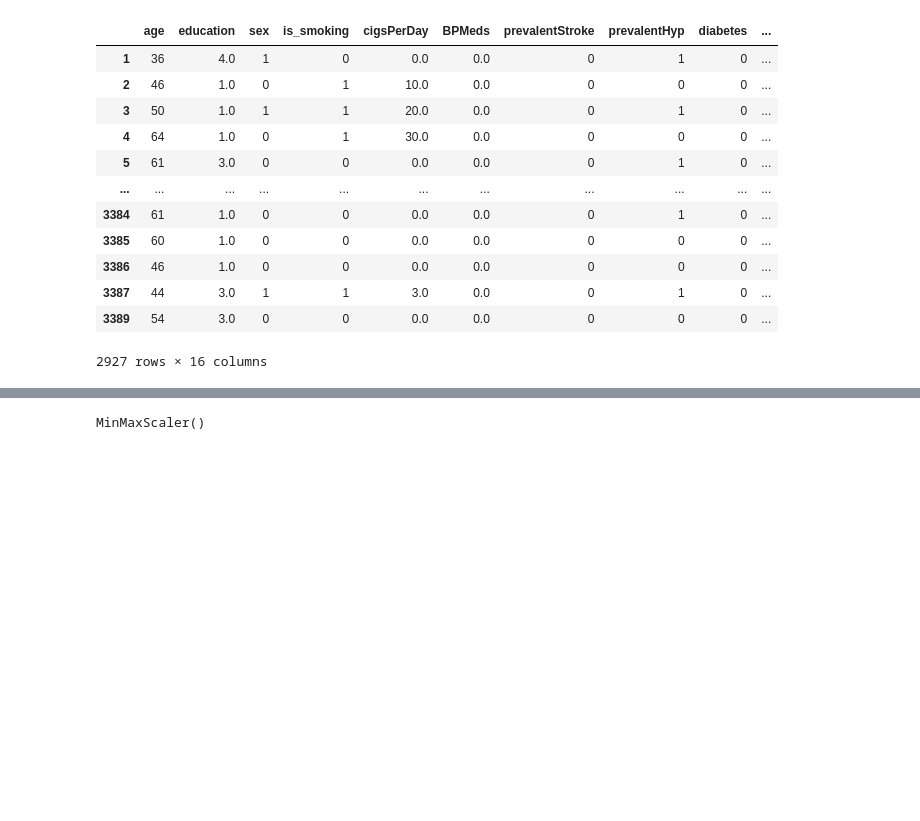
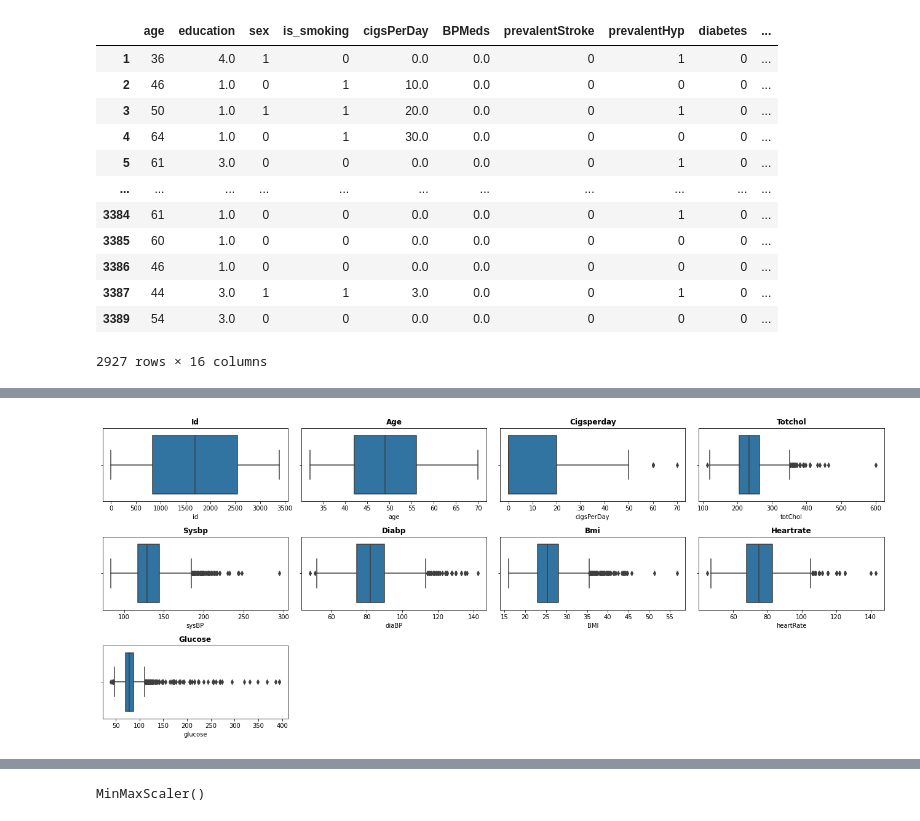
Before and after one commit to saahilahujaa/Cardiovascular-Risk, a Jupyter notebook: Cardiovascular_risk.ipynb, the cells around one changed output, grey strips where cells are left out. Cells and saved outputs as stored; diff of their text form; code cells hidden in the pictures; blank space fills up the shorter version.

```diff
--- a/Cardiovascular_risk.ipynb
+++ b/Cardiovascular_risk.ipynb
@@ -160,0 +160,9 @@ df.drop(['id'], axis=1)
+# %%
+plt.figure(figsize=(18,12))
+for i,column in enumerate(numeric_features):
+  plt.subplot(5, 4, i+1)
+  sns.boxplot(df[column])
+  plt.title(f'{column.title()}',weight='bold')
+  plt.tight_layout()
+# %% [output]
+[figure, added]
```
Also changed, not shown: parts of 47 cells of this notebook.
